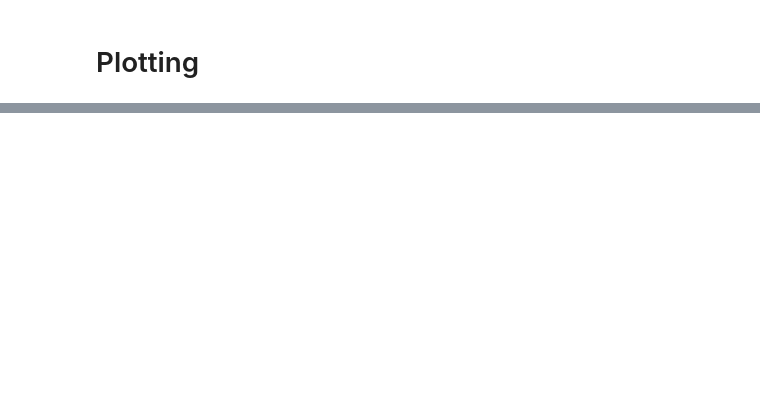
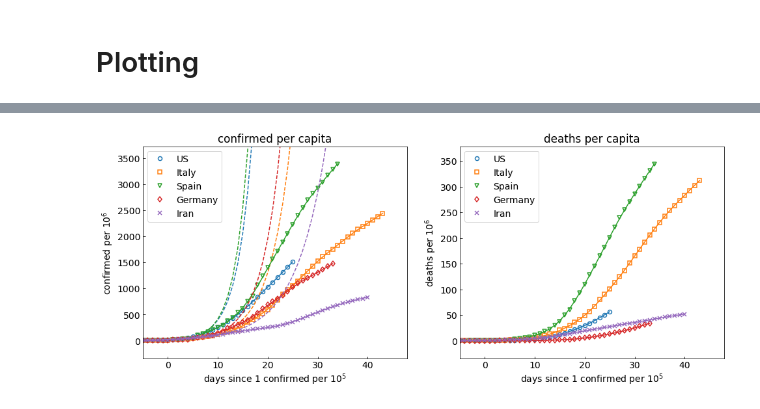
Before and after one commit to jjstickel/covid-19_ts_analysis, a Jupyter notebook: analyze_covide_time_series_notebook.ipynb, the cells around one changed output, grey strips where cells are left out. Saved outputs shown, nothing was run; the diff lists cells and outputs as text; code cells hidden in the pictures; blank space fills up the shorter version.

```diff
--- a/analyze_covide_time_series_notebook.ipynb
+++ b/analyze_covide_time_series_notebook.ipynb
@@ -228,0 +144,31 @@ if savefigs:
+# %%
+N+=1; figure(N, figsize=(2*fw,fh))
+clf()
+subplot(121)
+for i in range(nctry):
+    ctryd = corona[countries[i]]
+    days = ctryd["days"]
+    plot(days, ctryd["cnf_pc"], sbl[i]+clr[i], mfc='none', mew=1.5, label=ctryd["name"])
+    plot(days, ctryd["cnf_expfit"], '--'+clr[i], lw=1.5)
+    plot(days, ctryd["cnf_pc_h"], '-'+clr[i])
+scaled_max = max([corona[country]['cnf_pc'].max() for country in countries])
+axis(xmin=-5, ymin=0-scaled_max*0.1, ymax=scaled_max*1.1)
+xlabel('days since %i confirmed per $10^%i$' % (clinv_dig, clinv_exp))
+ylabel("confirmed per $10^%i$" % np.log10(mult))
+legend(loc='best')
+title("confirmed per capita")
+
+subplot(122)
+for i in range(nctry):
+    ctryd = corona[countries[i]]
+    days = ctryd["days"]
+    plot(days, ctryd["dth_pc"], sbl[i]+clr[i], mfc='none', mew=1.5, label=ctryd["name"])
+    plot(days, ctryd["dth_pc_h"], '-'+clr[i])
+scaled_max = max([corona[country]['dth_pc'].max() for country in countries])
+axis(xmin=-5, ymin=0-scaled_max*0.1, ymax=scaled_max*1.1)
+xlabel('days since %i confirmed per $10^%i$' % (clinv_dig, clinv_exp))
+ylabel("deaths per $10^%i$" % np.log10(mult))
+legend(loc='best')
+title("deaths per capita");
+# %% [output]
+[figure, added]
```
Also changed, not shown: parts of 41 cells of this notebook, 4 other files.
